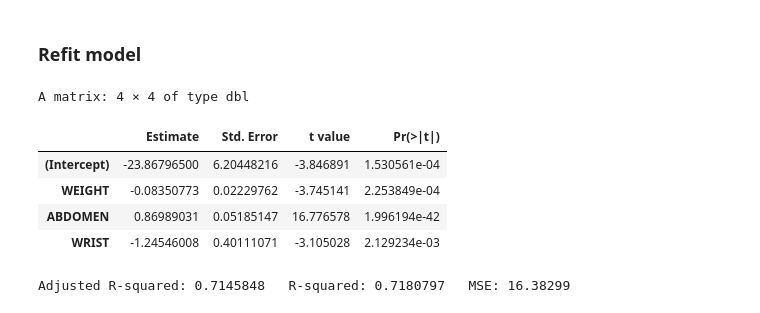
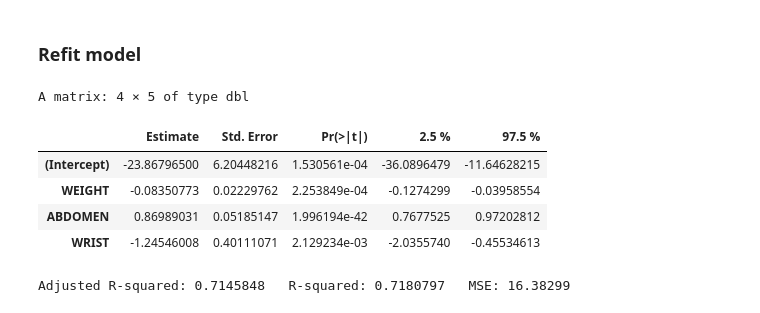
Before and after one commit to jwu424/628Module2, a Jupyter notebook: jupyter notebook/stepwise regression.ipynb, the cells around one changed output. Saved outputs shown, nothing was run; the diff lists cells and outputs as text; code cells hidden in the pictures.

```diff
--- a/jupyter notebook/stepwise regression.ipynb
+++ b/jupyter notebook/stepwise regression.ipynb
@@ -205,15 +205,15 @@ Then we refit the model 2 on the whole dateset.
 # %%
 ind = candidate[[2]]
 data.select = data[,c("BODYFAT",candidate[[2]])]
 m = lm(BODYFAT~.,data.select)
-coefficients(summary(m))
+cbind(coefficients(summary(m))[,-3],confint(m))
 cat("Adjusted R-squared:",summary(m)$adj.r.squared,"  R-squared:",summary(m)$r.squared,
     "  MSE:",sum(summary(m)$residuals^2)/(nrow(data)-ncol(data)))
 # %% [output]
-A matrix: 4 × 4 of type dbl
+A matrix: 4 × 5 of type dbl
-|  | Estimate | Std. Error | t value | Pr(>|t|) |
-| (Intercept) | -23.86796500 | 6.20448216 | -3.846891 | 1.530561e-04 |
-| WEIGHT | -0.08350773 | 0.02229762 | -3.745141 | 2.253849e-04 |
-| ABDOMEN | 0.86989031 | 0.05185147 | 16.776578 | 1.996194e-42 |
-| WRIST | -1.24546008 | 0.40111071 | -3.105028 | 2.129234e-03 |
+|  | Estimate | Std. Error | Pr(>|t|) | 2.5 % | 97.5 % |
+| (Intercept) | -23.86796500 | 6.20448216 | 1.530561e-04 | -36.0896479 | -11.64628215 |
+| WEIGHT | -0.08350773 | 0.02229762 | 2.253849e-04 | -0.1274299 | -0.03958554 |
+| ABDOMEN | 0.86989031 | 0.05185147 | 1.996194e-42 | 0.7677525 | 0.97202812 |
+| WRIST | -1.24546008 | 0.40111071 | 2.129234e-03 | -2.0355740 | -0.45534613 |
 Adjusted R-squared: 0.7145848   R-squared: 0.7180797   MSE: 16.38299
```
Also changed, not shown: parts of 2 cells of this notebook.
